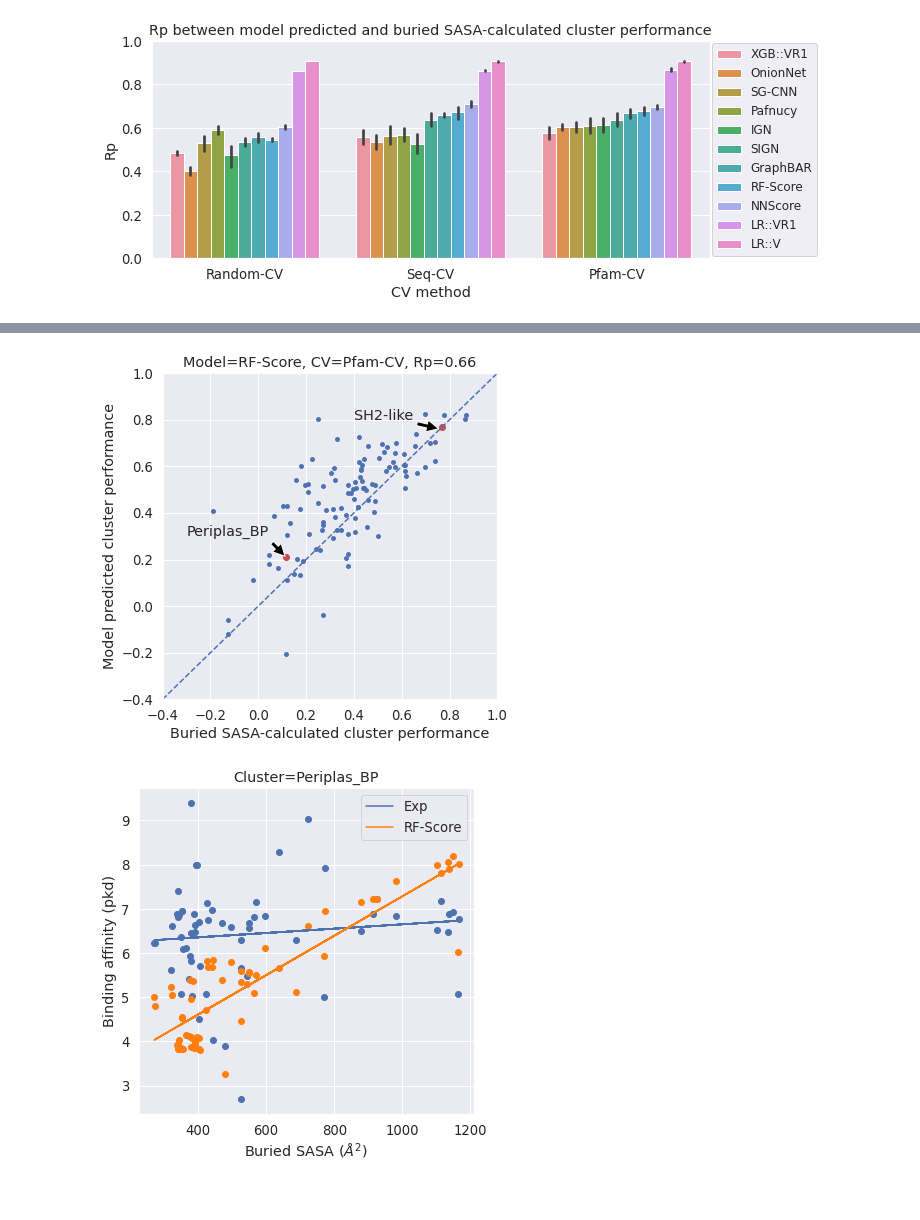
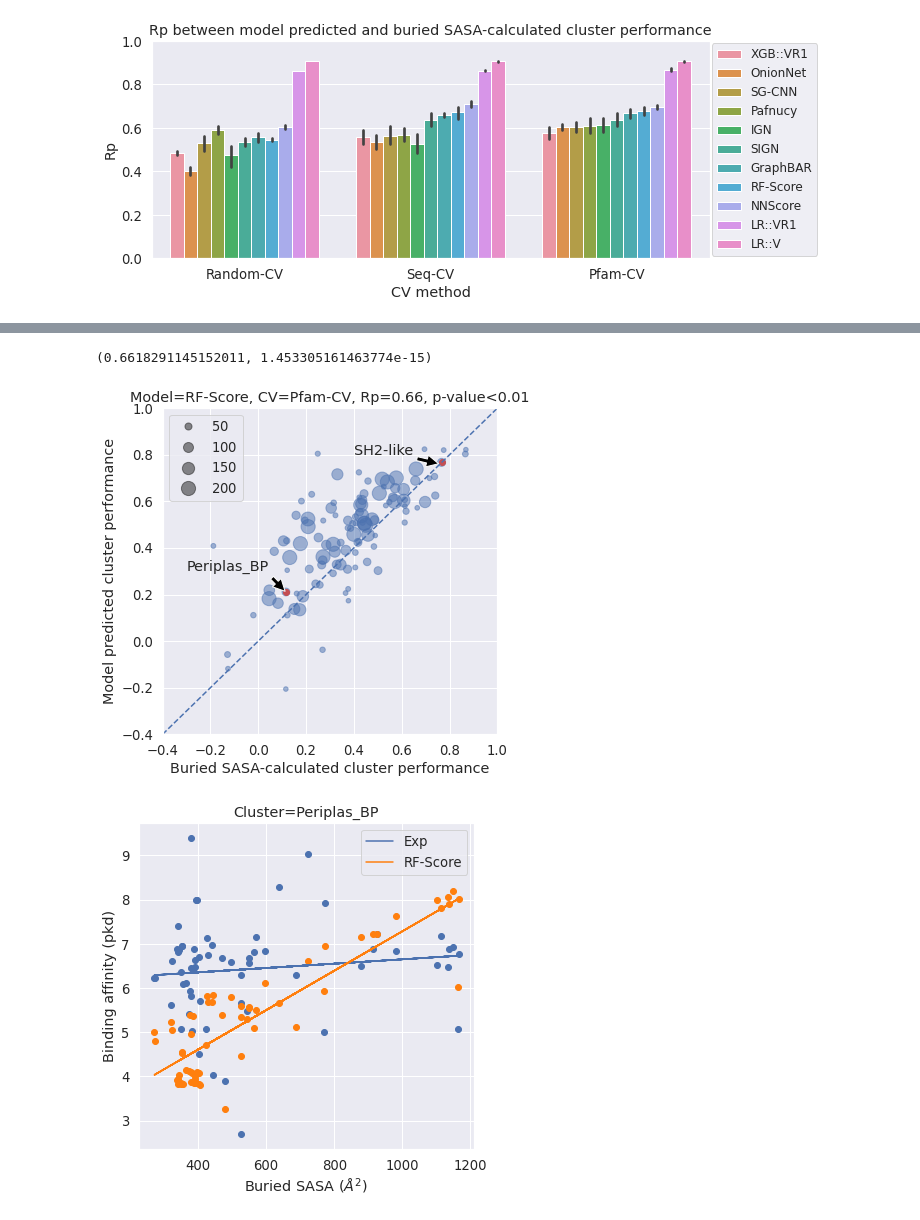
Before and after one commit to hnlab/generalization_benchmark, a Jupyter notebook: plot_scripts/plots.ipynb, the cells around one changed output, grey strips where cells are left out. Saved outputs shown, nothing was run; the diff lists cells and outputs as text; code cells hidden in the pictures.

Commit message:
scater_size

```diff
--- a/plot_scripts/plots.ipynb
+++ b/plot_scripts/plots.ipynb
@@ -771,3 +771,5 @@ plt.savefig("./png/figure_7_all_model.png", dpi=800, bbox_inches='tight')
 [figure]
 # %%
 single_model=pd.read_csv("/pubhome/hzhu02/GPSF/generalization_benchmark/models/general_3_fold_summary/data_mw_bias/eleven_model_cluster_result_selected_cluster.csv")
+# %%
+single_model['pdb_num_new'] = single_model['pdb_num'].apply(lambda x : x if x<200 else 200 )
@@ -774,24 +785,30 @@ single_model=pd.read_csv("/pubhome/hzhu02/GPSF/generalization_benchmark/models/g
+# %%
+pearsonr(single_model[(single_model['model_cv']=="RFScore_PCV")]['sasa_corre'],single_model[(single_model['model_cv']=="RFScore_PCV")]['rp'])
+# %% [output]
+(0.6618291145152011, 1.453305161463774e-15)
 # %%
 sns.set(font_scale=1.2)
 fig, ax =plt.subplots(figsize=(6,6))
 plt.xlim(-0.4,1.0)
 plt.ylim(-0.4,1.0)
-plt.scatter(single_model[(single_model['model_cv']=="RFScore_PCV")]['sasa_corre'], single_model[(single_model['model_cv']=="RFScore_PCV")]['rp'],s=15)
+scatter = plt.scatter(x= single_model[(single_model['model_cv']=="RFScore_PCV")]['sasa_corre'], y=single_model[(single_model['model_cv']=="RFScore_PCV")]['rp'], s=single_model[(single_model['model_cv']=="RFScore_PCV")]['pdb_num_new'], alpha=0.5)
 lims = [
     np.min([ax.get_xlim(), ax.get_ylim()]),  # min of both axes
     np.max([ax.get_xlim(), ax.get_ylim()]),  # max of both axes
 ]
 ax.plot(lims, lims, linestyle='dashed')
 plt.scatter(single_model[(single_model['cluster']=="Periplas_BP")&(single_model['model_cv']=="RFScore_PCV")]['sasa_corre'], single_model[(single_model['cluster']=="Periplas_BP")&(single_model['model_cv']=="RFScore_PCV")]['rp'], color="r")
 plt.scatter(single_model[(single_model['cluster']=="SH2-like")&(single_model['model_cv']=="RFScore_PCV")]['sasa_corre'], single_model[(single_model['cluster']=="SH2-like")&(single_model['model_cv']=="RFScore_PCV")]['rp'], color="r")
 plt.annotate("SH2-like", xy = (0.76, 0.76), xytext=(0.4,0.8), arrowprops=dict(facecolor="black", shrink=0.05))
 plt.annotate("Periplas_BP", xy = (0.116, 0.21), xytext=(-0.3,0.3), arrowprops=dict(facecolor="black", shrink=0.05))
 plt.xlabel("Buried SASA-calculated cluster performance")
 plt.ylabel("Model predicted cluster performance")
-plt.title("Model=RF-Score, CV=Pfam-CV, Rp=0.66")
-plt.savefig("/pubhome/hzhu02/models/Redocked_pose/plot_scripts/png/figure_7_rfscore_pcv.png", dpi=800, bbox_inches='tight')
+plt.title("Model=RF-Score, CV=Pfam-CV, Rp=0.66, p-value<0.01")
+# plt.legend()
+plt.legend(*scatter.legend_elements(prop='sizes', num=4))
+plt.savefig("/pubhome/hzhu02/models/Redocked_pose/plot_scripts/png/figure_7_rfscore_pcv_modify.png", dpi=800, bbox_inches='tight')
 # %% [output]
-[figure, old version]
+[figure, new version]
 # %%
 rfscore_all_pdb_score=pd.read_csv("/pubhome/hzhu02/GPSF/generalization_benchmark/models/general_3_fold_summary/data_mw_bias/RFScore_PCV_10_all_pdb_score.csv")
 all_pdb=pd.read_csv("/pubhome/hzhu02/models/Redocked_pose/split_dataset/cluster/pdbbind_2020_cluster_result.csv")
```
Also changed, not shown: parts of 1 cell of this notebook, 1 other file.
